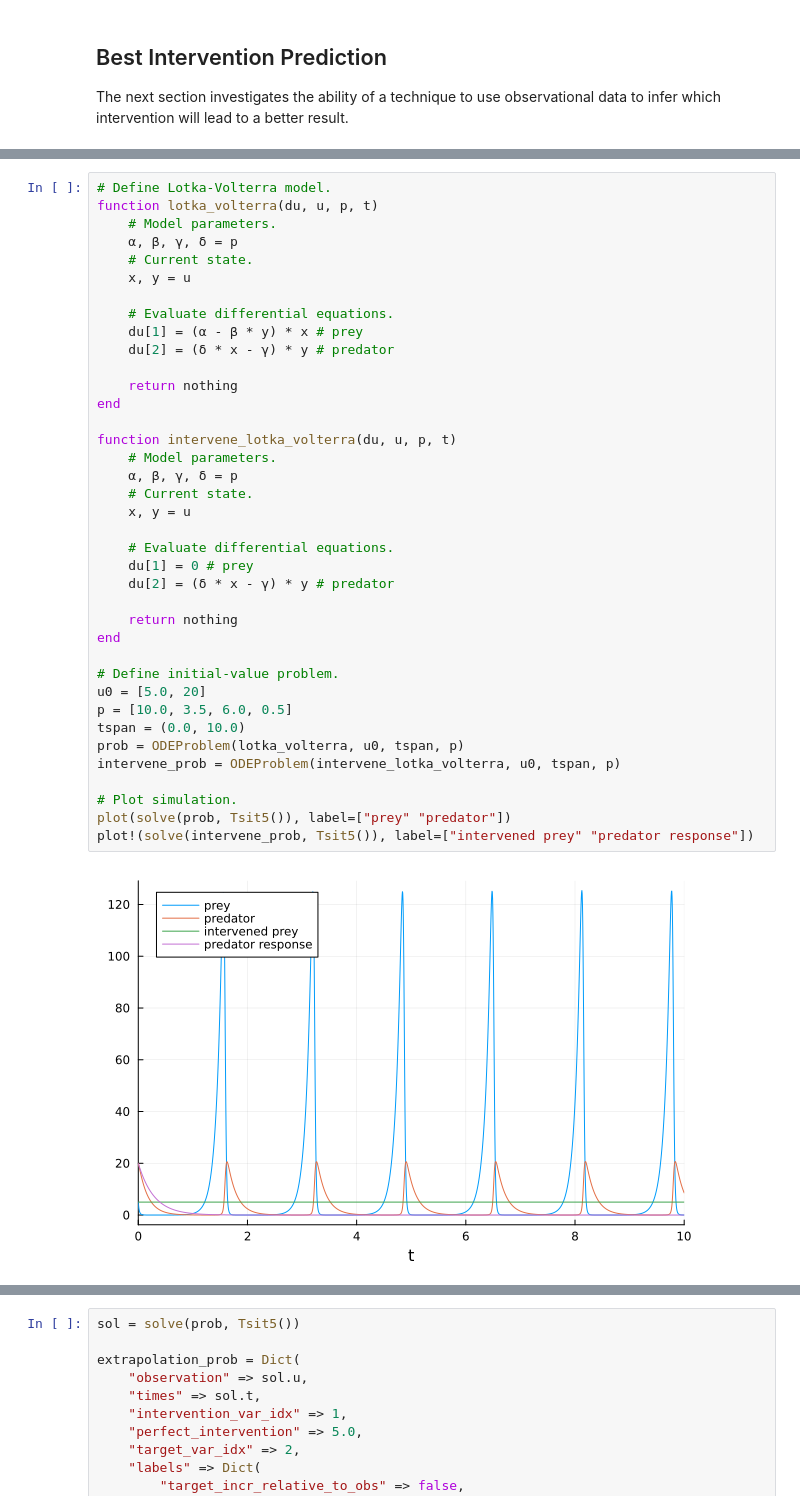
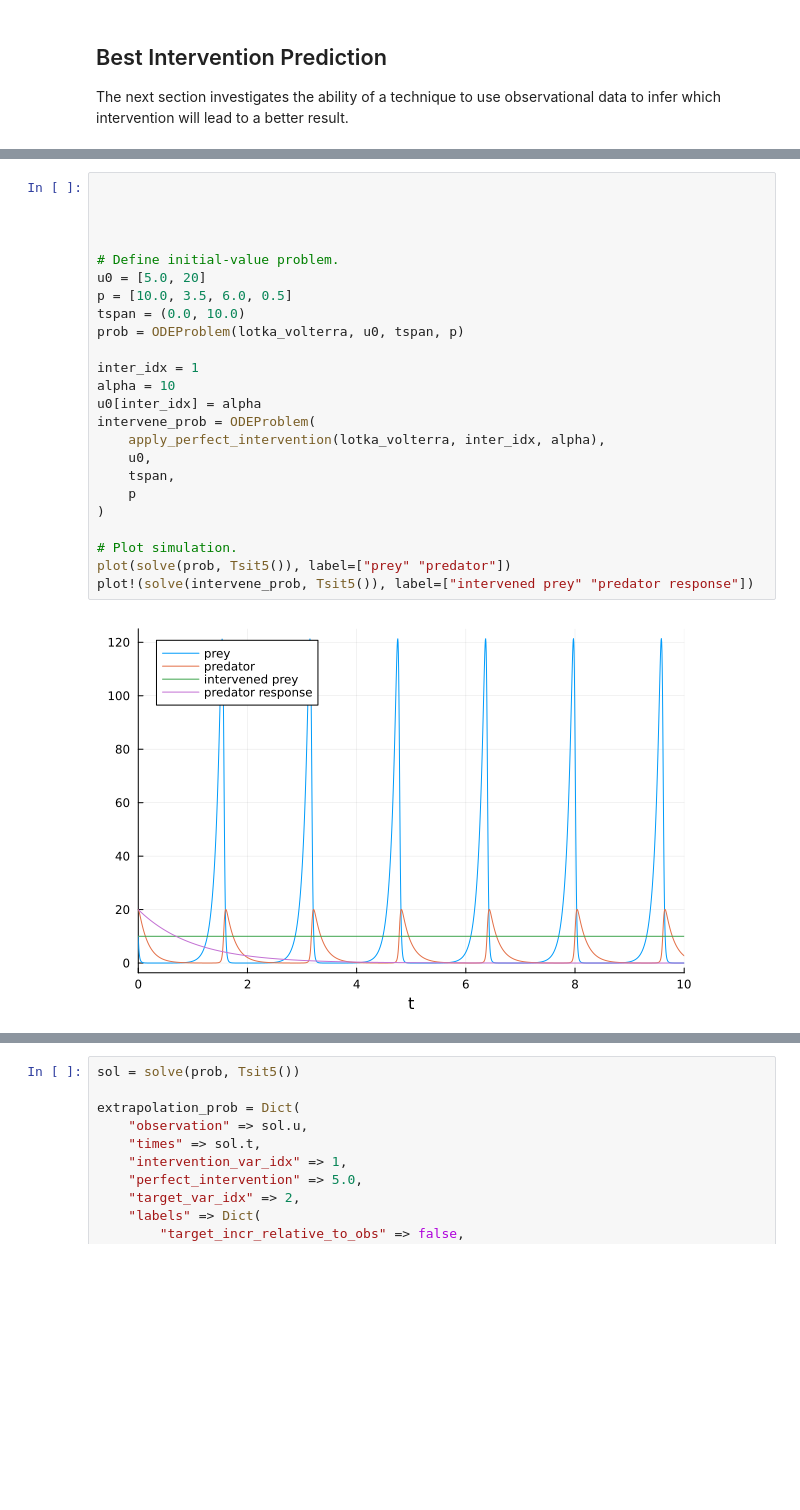
Before and after one commit to djpasseyjr/graphinference, a Jupyter notebook: Notebooks/Jupyter/CausalityAndVAR.ipynb, the cells around one changed output, grey strips where cells are left out. Drawn from its saved outputs; the diff is of its cells as text; blank space fills up the shorter version.

Commit message:
Studying interventions and systems

```diff
--- a/Notebooks/Jupyter/CausalityAndVAR.ipynb
+++ b/Notebooks/Jupyter/CausalityAndVAR.ipynb
@@ -512,40 +556,26 @@ data to infer which intervention will lead to a better result.
 # %%
-# Define Lotka-Volterra model.
-function lotka_volterra(du, u, p, t)
-    # Model parameters.
-    α, β, γ, δ = p
-    # Current state.
-    x, y = u
 
-    # Evaluate differential equations.
-    du[1] = (α - β * y) * x # prey
-    du[2] = (δ * x - γ) * y # predator
 
-    return nothing
-end
 
-function intervene_lotka_volterra(du, u, p, t)
-    # Model parameters.
-    α, β, γ, δ = p
-    # Current state.
-    x, y = u
-
-    # Evaluate differential equations.
-    du[1] = 0 # prey
-    du[2] = (δ * x - γ) * y # predator
-
-    return nothing
-end
 
 # Define initial-value problem.
 u0 = [5.0, 20]
 p = [10.0, 3.5, 6.0, 0.5]
 tspan = (0.0, 10.0)
 prob = ODEProblem(lotka_volterra, u0, tspan, p)
-intervene_prob = ODEProblem(intervene_lotka_volterra, u0, tspan, p)
+
+inter_idx = 1
+alpha = 10
+u0[inter_idx] = alpha
+intervene_prob = ODEProblem(
+    apply_perfect_intervention(lotka_volterra, inter_idx, alpha),
+    u0,
+    tspan,
+    p
+)
 
 # Plot simulation.
 plot(solve(prob, Tsit5()), label=["prey" "predator"])
 plot!(solve(intervene_prob, Tsit5()), label=["intervened prey" "predator response"])
 # %% [output]
-[figure, old version]
+[figure, new version]
```
Also changed, not shown: parts of 4 cells of this notebook, 1 other file.
